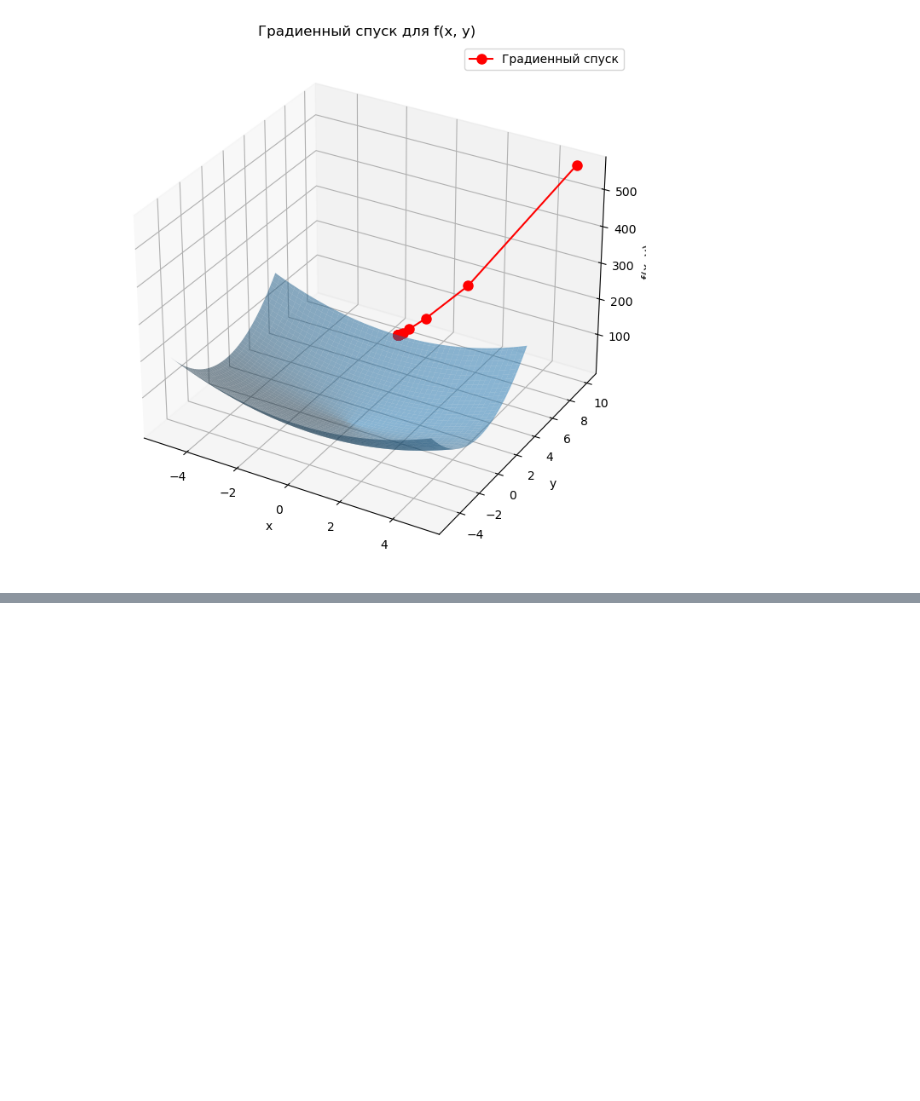
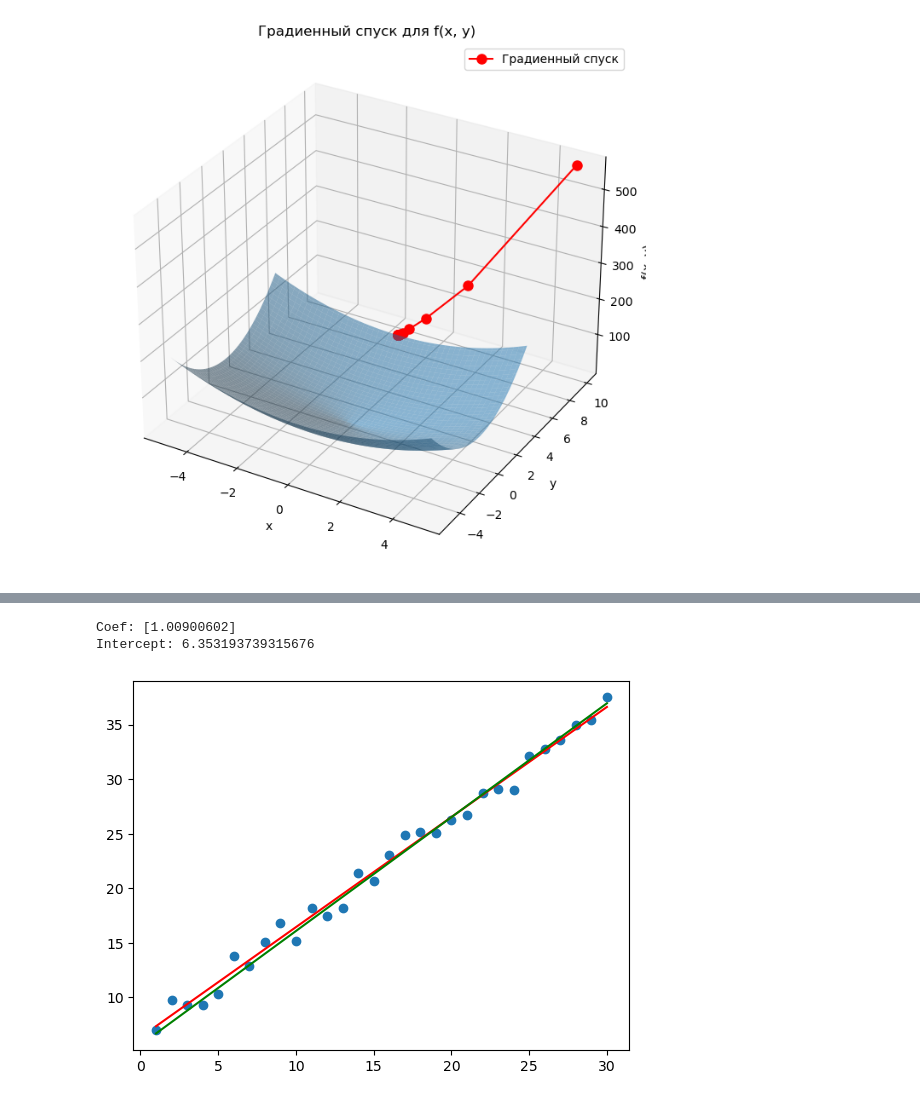
Before and after one commit to polyya02/HW_ML, a Jupyter notebook: lesson5.ipynb, the cells around one changed output, grey strips where cells are left out. Cells and saved outputs as stored; diff of their text form; code cells hidden in the pictures; blank space fills up the shorter version.

```diff
--- a/lesson5.ipynb
+++ b/lesson5.ipynb
@@ -96,0 +180,17 @@ plt.show()
+# %%
+plt.scatter(data[:, 0], data[:, 1])
+
+X = data[:, 0].reshape(-1, 1)
+Y = data[:, 1]
+
+
+reg = LinearRegression().fit(X, Y)
+print("Coef:", reg.coef_)
+print("Intercept:", reg.intercept_)
+
+plt.plot(data[:, 0], reg.predict(X), color='red')
+plt.plot(data[:, 0], w0[1] + w0[0] * data[:, 0], color='green');
+# %% [output]
+Coef: [1.00900602]
+Intercept: 6.353193739315676
+[figure, added]
```
Also changed, not shown: parts of 12 cells of this notebook, 1 other file.
